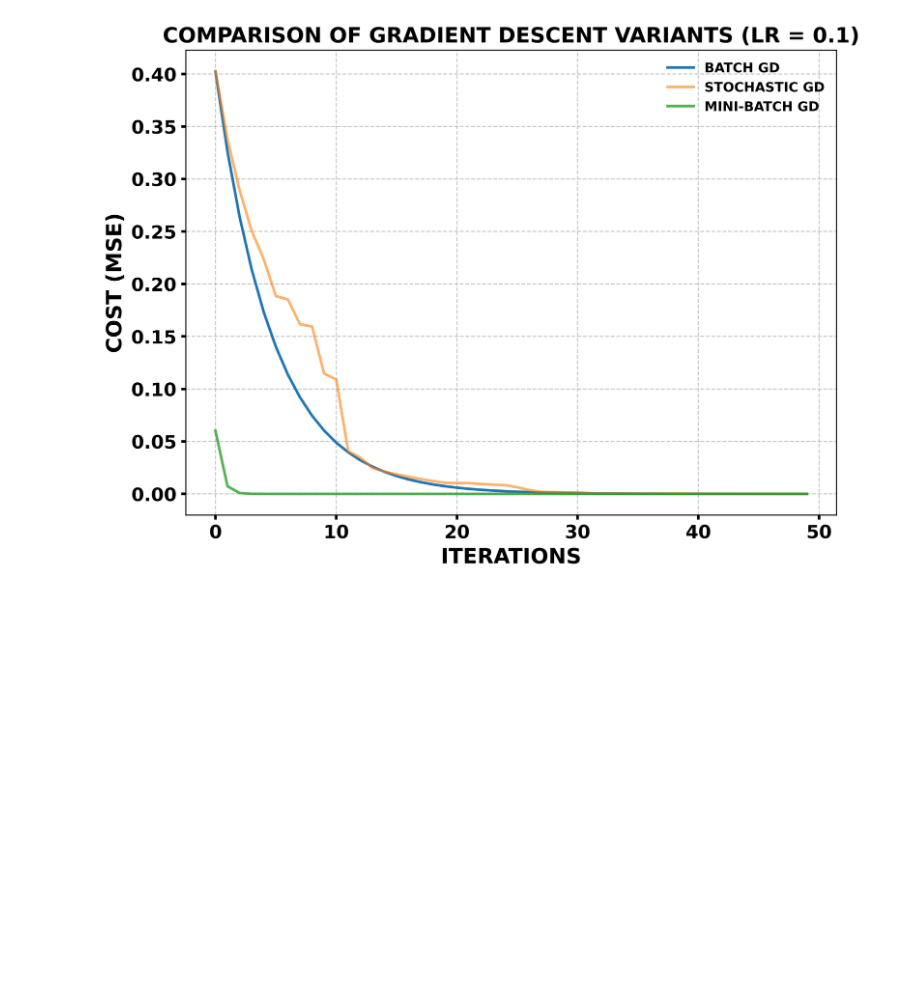
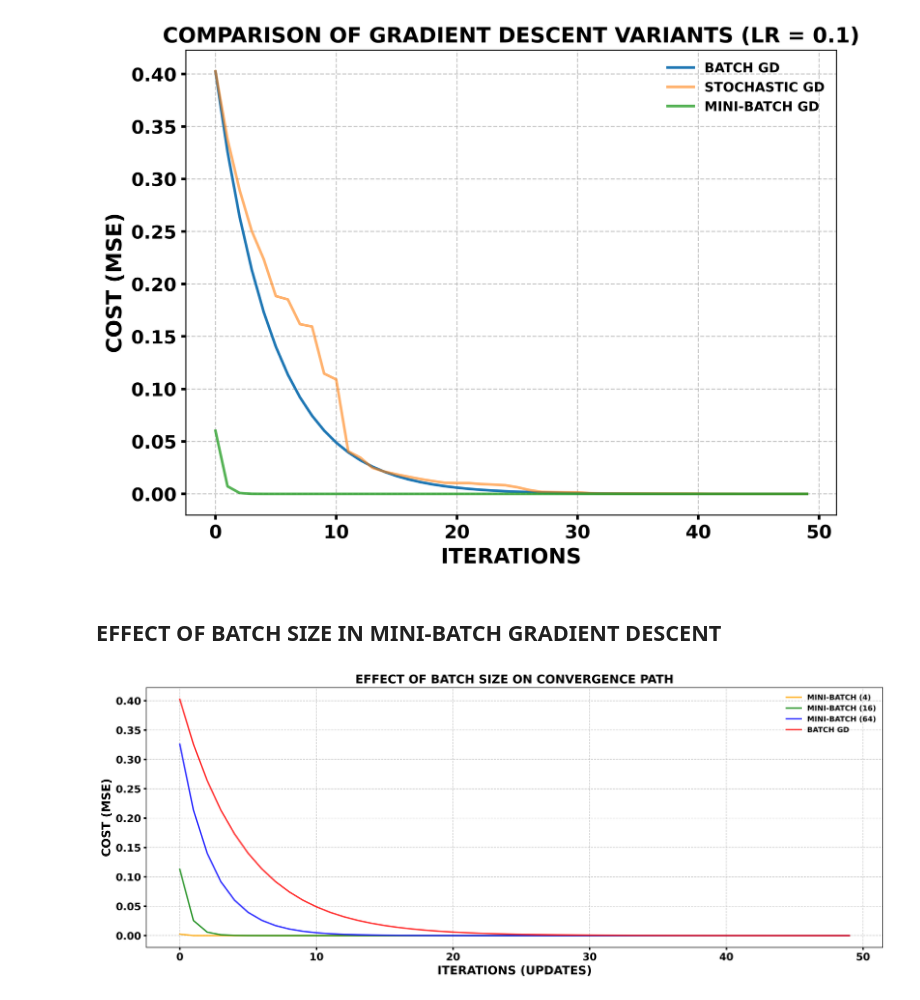
Before and after one commit to DaRkSouL36/Linear-Regression, a Jupyter notebook: LinearRegression.ipynb, the cells around one changed output. Drawn from its saved outputs; the diff is of its cells as text; code cells hidden in the pictures; blank space fills up the shorter version.

Commit message:
EFFECT OF BATCH SIZE IN MINI-BATCH GRADIENT DESCENT

```diff
--- a/LinearRegression.ipynb
+++ b/LinearRegression.ipynb
@@ -397,3 +397,41 @@ plt.tight_layout()
 plt.show()
 # %% [output]
 [figure]
+# %% [markdown]
+## EFFECT OF BATCH SIZE IN MINI-BATCH GRADIENT DESCENT
+# %%
+# DEFINING BATCH SIZES TO TEST
+batch_size = [4, 16, 64, len(y)]
+labels = ['MINI-BATCH (4)', 'MINI-BATCH (16)', 'MINI-BATCH (64)', 'BATCH GD']
+colors = ['orange', 'green', 'blue', 'red']
+
+plt.figure(figsize=(15, 6), dpi=500)
+
+# LOOPING THROUGH BATCH SIZES
+for i, b_size in enumerate (batch_size):
+    # RE-INITIALIZING MODEL FOR FAIR COMPARISON
+    temp_model = LinearRegression(learning_rate=0.1, iterations=50)
+
+    # TRAINING
+    if b_size == len(y):
+        _, _,  cost_hist = temp_model.train(X, y, method = 'batch')
+    else:
+        _, _, cost_hist = temp_model.train(X, y, method = 'minibatch', batch_size = b_size)
+
+    # PLOTTING
+    plt.plot(cost_hist, label=labels[i], color=colors[i], linewidth=2, alpha=0.8)
+plt.title( "EFFECT OF BATCH SIZE ON CONVERGENCE PATH", fontsize=16, fontweight='bold')
+plt.xlabel("ITERATIONS (UPDATES)", fontsize=16, fontweight='bold')
+plt.ylabel("COST (MSE)", fontsize=16, fontweight='bold')
+
+plt.tick_params(axis='both', which='major', labelsize=14, width=2)
+for label in plt.gca().get_xticklabels() + plt.gca().get_yticklabels():
+    label.set_fontweight('bold')
+
+plt.grid(True, linestyle='--', alpha=0.7)
+plt.legend(fontsize=16, frameon=False, prop={'weight': 'bold'})
+
+plt.tight_layout()
+plt.show()
+# %% [output]
+[figure, added]
```
